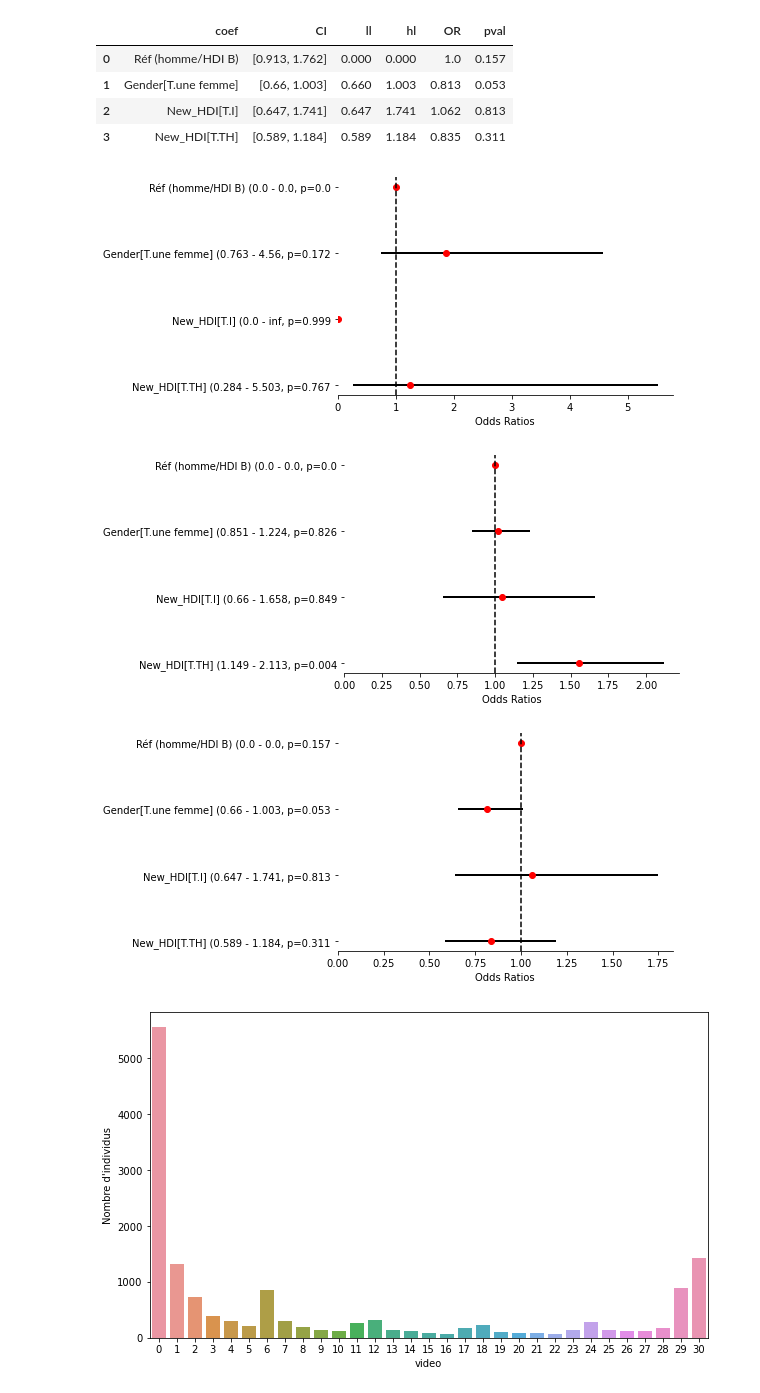
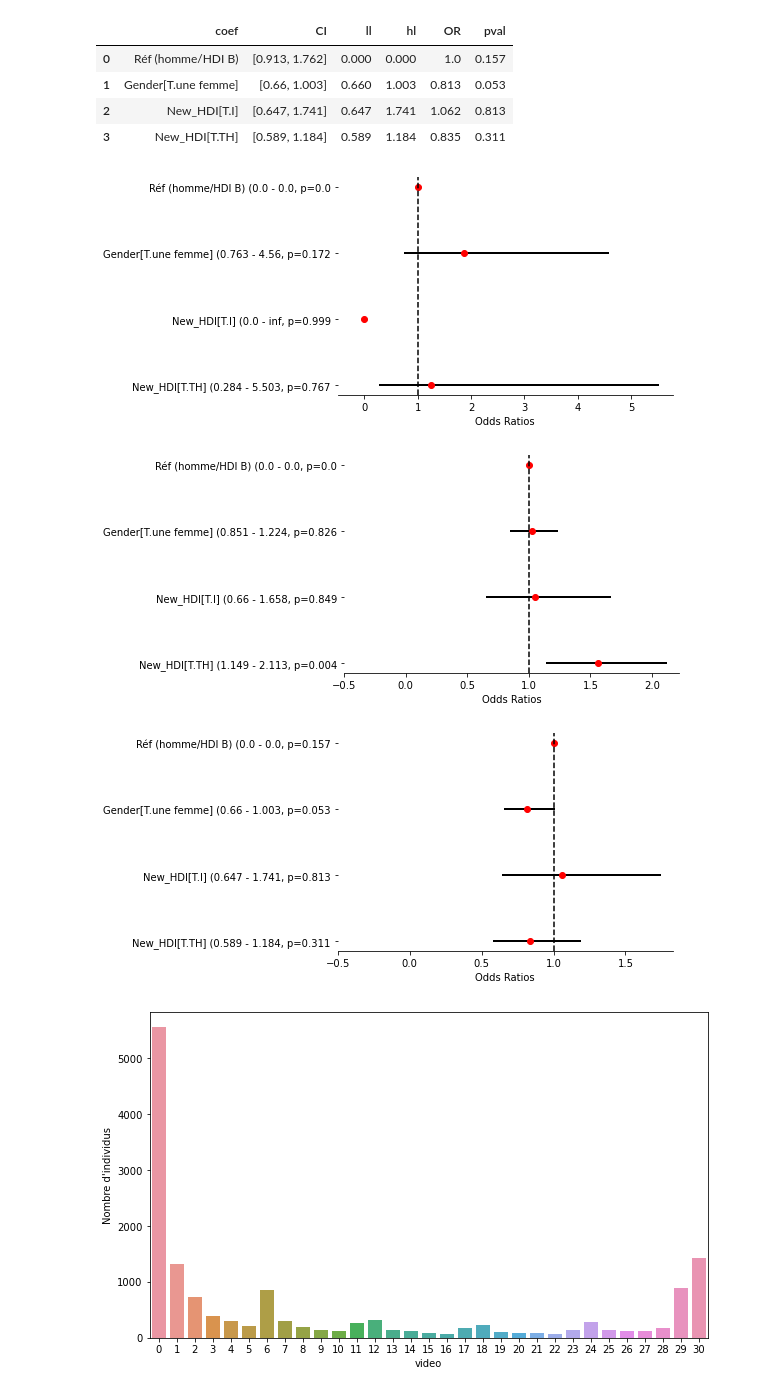
Before and after one commit to smtux/DUDA, a Jupyter notebook: statistique/src/mooc_mertes.ipynb, the cells around one changed output. Drawn from its saved outputs; the diff is of its cells as text; code cells hidden in the pictures.

```diff
--- a/statistique/src/mooc_mertes.ipynb
+++ b/statistique/src/mooc_mertes.ipynb
@@ -1026,37 +1018,37 @@ forest_v3
 # %%
 for n, version in enumerate([forest_v1, forest_v2, forest_v3]):
     version = version[::-1]
     # Données de la régression logistique
     odds_ratios = version["OR"].tolist()
     ci = list(zip(version["ll"], version["hl"]))
     ci_inf = version["ll"].astype(str)
     ci_sup = version["hl"].astype(str)
     labels = version["coef"] + " (" + ci_inf + " - " + ci_sup + ", p=" + version["pval"].astype(str)
 
     # Création du forest plot
     fig, ax = plt.subplots()
 
     # OR, intervalles de confiance
     for i, (or_val, (ci_low, ci_high), label) in enumerate(zip(odds_ratios, ci, labels)):
         ax.plot([ci_low, ci_high], [i, i], color="black", linewidth=2)
         ax.plot(or_val, i, 'ro')
 
     # Réglages des axes
-    ax.set_xlim(left=0)
+    ax.set_xlim(left=-0.5)
     ax.set_yticks(range(len(labels)))
     ax.set_yticklabels(labels)
     ax.set_xlabel('Odds Ratios')
     ax.axvline(1, color='black', linestyle='--')
     ax.spines["top"].set_visible(False)
     ax.spines["left"].set_visible(False)
     ax.spines["right"].set_visible(False)
     #file_name = "../graph/forestplot_V" + str(n) + "_binomiale.png"
     #plt.savefig(file_name)
     #plt.show()
 # %% [output]
-[figure, old version]
+[figure, new version]
-[figure, old version]
+[figure, new version]
-[figure, old version]
+[figure, new version]
 # %%
 # Distribution du nombre de videos pour l'ensemble des versions
 video_graph = df_video.reset_index()
```
Also changed, not shown: parts of 7 cells of this notebook, 11 other files.
